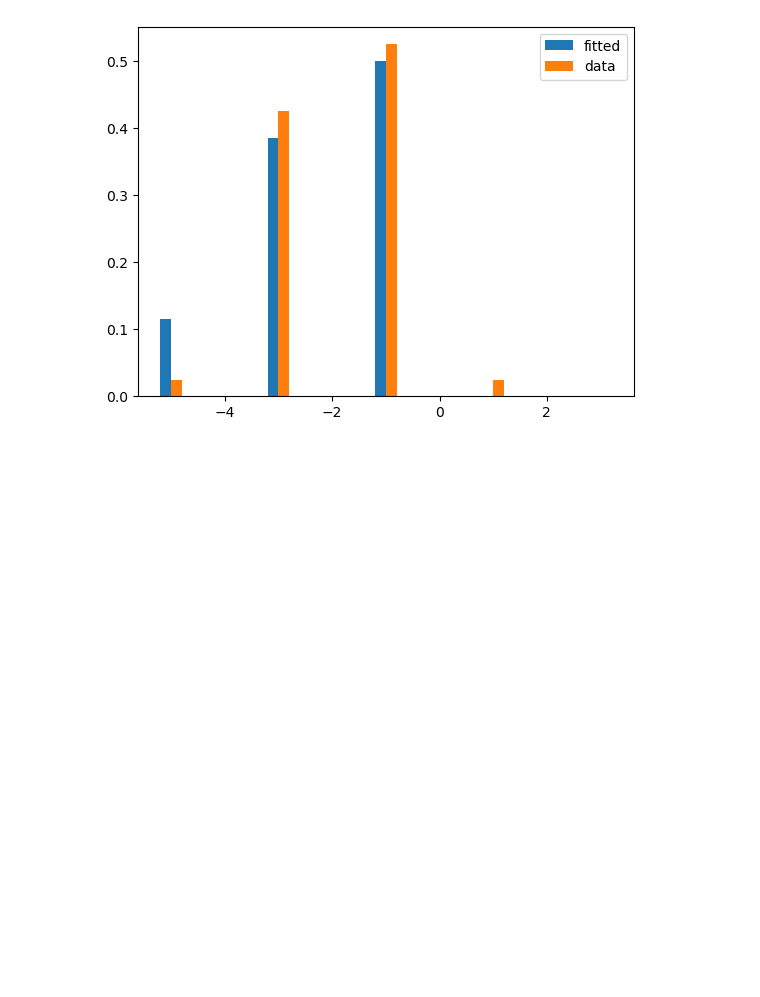
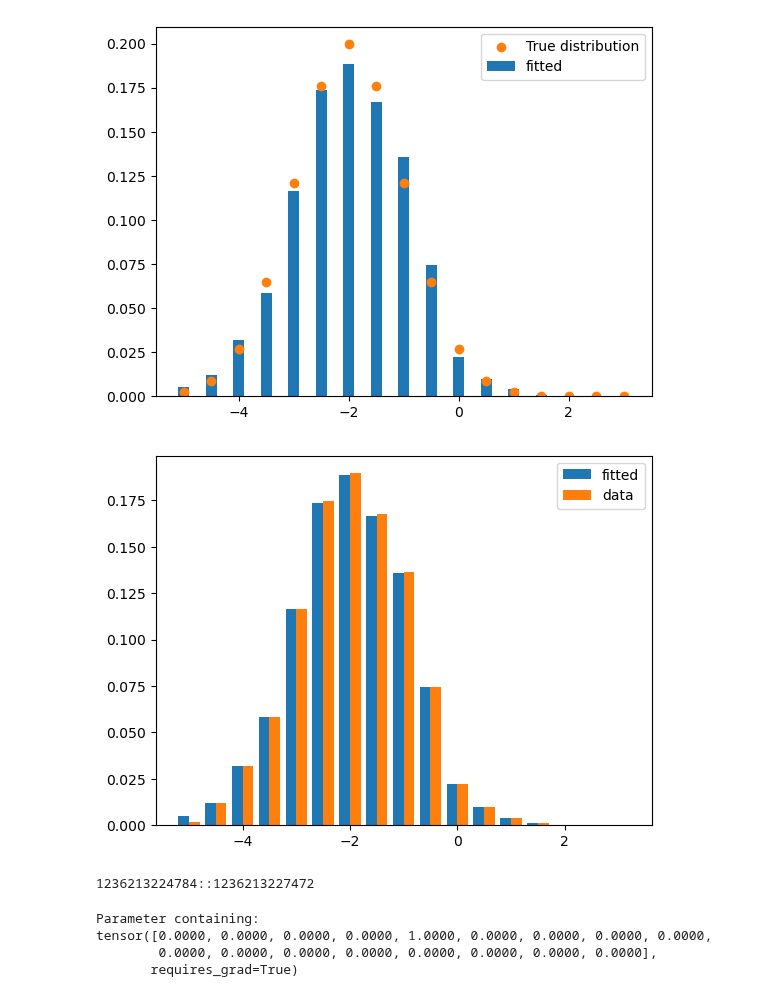
Before and after one commit to Miralleyan/Kandidatarbete, a Jupyter notebook: Optimizer/hampus_test.ipynb, the cells around one changed output. Saved outputs shown, nothing was run; the diff lists cells and outputs as text; code cells hidden in the pictures; blank space fills up the shorter version.

```diff
--- a/Optimizer/hampus_test.ipynb
+++ b/Optimizer/hampus_test.ipynb
@@ -3,8 +3,8 @@ import matplotlib.pyplot as plt
 import torch
 import pytorch_measure as pm
 import numpy as np
-N = 5 # number of atoms
-M = 40 # Number of datapoints
+N = 17 # number of atoms
+M = 1000 # Number of datapoints
 amin = -5
 amax = 3
 verbose = True
@@ -17,11 +17,8 @@ def regression_model(a, x):
     return a+x
 
 x = torch.linspace(0, 10, M).view(-1, 1)
-#data = regression_model(torch.randn(M).to(dev) - 2, x).view(-1, 1)
-data = -2 + x + torch.from_numpy(np.random.normal(0,1,(M,1))).float() # The way of the Sergei
-w = np.array(np.random.uniform(0, 1, size=N)) # The way of the Sergei
-w = torch.tensor(w)
-#w = torch.rand(N,dtype=torch.float).to(dev)
+data = regression_model(torch.randn(M).to(dev) - 2, x.view(1, -1)).view(-1, 1)
+w = torch.rand(N,dtype=torch.float).to(dev)
 w = torch.nn.parameter.Parameter(w/w.sum())
 l = torch.linspace(amin, amax, N, requires_grad=False).to(dev)
 
@@ -33,7 +30,7 @@ for i in range(M):
 def NLLLoss(m:list[pm.Measure]):
     return -(m[0].weights[index]).log().sum()
 
-#sd = (l[index] - data)**2
+sd = (l[index] - data)**2
 def WardLoss(w):
     return sum(sd * w[index])
 
@@ -50,9 +47,8 @@ def KDENLLLoss(m):
 # %%
 measure = pm.Measure(locations=l, weights=w, device=dev)
 opt = pm.Optimizer([measure], lr=1e-1)
-opt.minimize(NLLLoss, verbose=True, print_freq=1, max_epochs=1000, tol_const=1e-2)
 
-plt.plot()
+opt.minimize(NLLLoss, verbose=True, print_freq=10, max_epochs=1000, tol_const=1e-3, adaptive=True)
 
 mu=0 #Create true values
 sigma=1
@@ -60,25 +56,26 @@ xs = l.detach()
 y=1/(np.sqrt(2*np.pi)*sigma)*torch.exp(-(xs+2-mu)**2/(2*sigma**2))
 y/=sum(y) #Normalize
 
-'''
-measure.visualize()
+
+plt.bar(l, opt.measures[0].weights.tolist(), width = 0.2, label='fitted')
 #plt.bar(l-0.1, torch.sum(kde_mat, dim=0)/torch.sum(kde_mat), zorder=0, width=0.1)
 plt.scatter(xs, y, zorder=2, label="True distribution")
 plt.legend()
 
 plt.show()
-'''
+
 ### sergei visualize ###
 locations_grid_size = (amax - amin) / (N - 1)
 bins=torch.linspace(amin - locations_grid_size / 2, amax + locations_grid_size / 2, N + 1)
 h,b = torch.histogram(data - x, bins=bins)
-midpoints = (b[1:] + b[:-1]) / 2
 
 # side-by-side histogram. Can it be done smarter?
-plt.bar(midpoints - 0.1, measure.weights.tolist(), width = 0.2, label='fitted')
-plt.bar(midpoints + 0.1, h / h.sum(), width = 0.2, label='data')
+plt.bar(l - 0.1, opt.measures[0].weights.tolist(), width = 0.2, label='fitted')
+plt.bar(l + 0.1, h / h.sum(), width = 0.2, label='data')
 plt.legend(loc='upper right')
 plt.show()
+
+print(str(id(measure)) + "::" + str(id(opt.measures[0])))
 
 #LR         to 1e-4             to 1e-5
 #1e-3  -  2147.958496094        2145.816650391
@@ -105 +102,10 @@ Epoch: 999        Loss did not change (inf)
-[figure, old version]
+[figure, new version]
+[figure, added]
+1236213224784::1236213227472
+# %%
+measure.weights
+# %% [output]
+Parameter containing:
+tensor([0.0000, 0.0000, 0.0000, 0.0000, 1.0000, 0.0000, 0.0000, 0.0000, 0.0000,
+        0.0000, 0.0000, 0.0000, 0.0000, 0.0000, 0.0000, 0.0000, 0.0000],
+       requires_grad=True)
```
Also changed, not shown: parts of 1 cell of this notebook, 1 other file.
